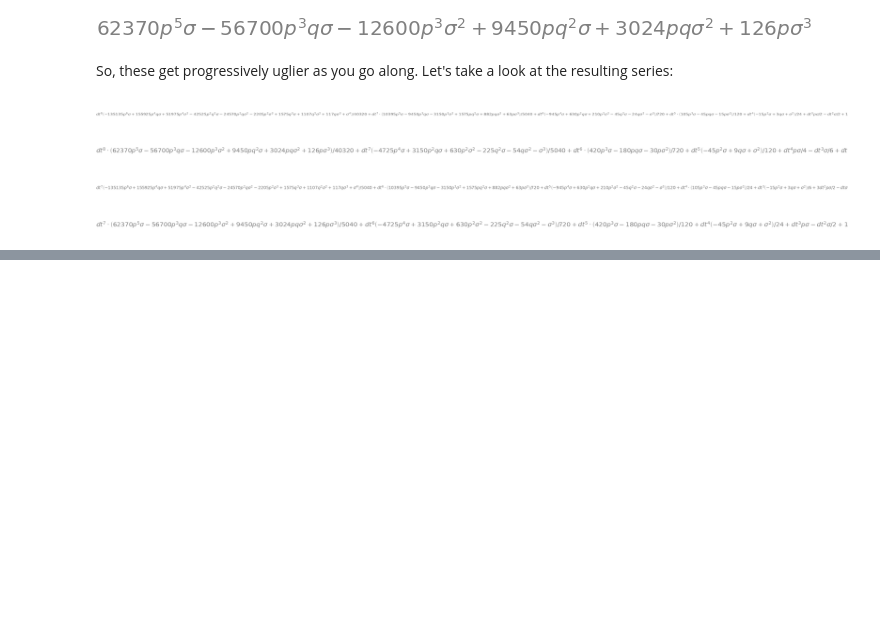
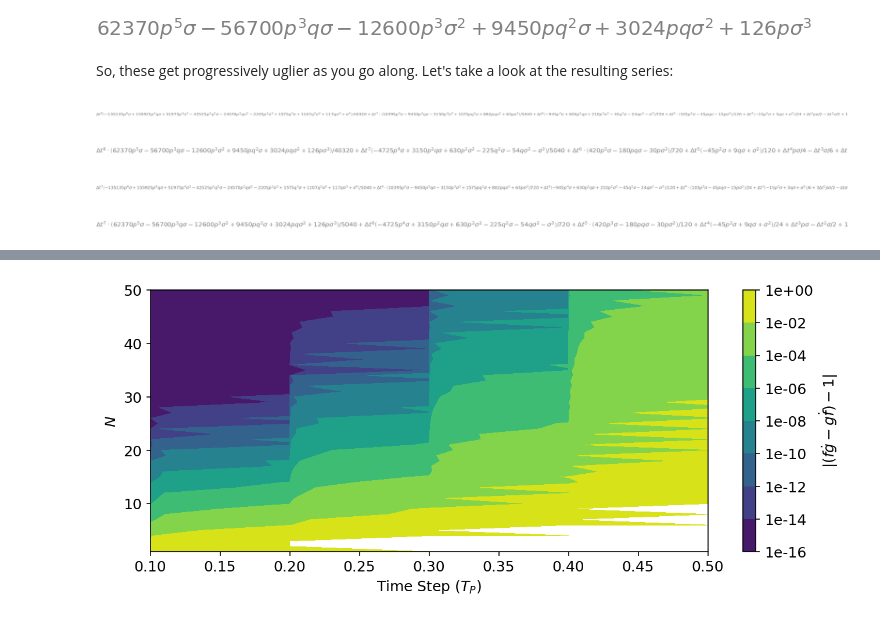
Before and after one commit to dsavransky/astrodynamicsbook, a Jupyter notebook: Notebooks/20-Series Solutions for f and g.ipynb, the cells around one changed output, grey strips where cells are left out. Drawn from its saved outputs; the diff is of its cells as text; code cells hidden in the pictures; blank space fills up the shorter version.

```diff
--- a/Notebooks/20-Series Solutions for f and g.ipynb
+++ b/Notebooks/20-Series Solutions for f and g.ipynb
@@ -260,0 +341,35 @@ Wall time: 2min 50s
+# %%
+# Let's see how well we perform as a function of series order and propagation step used
+
+# calculate sigma, p and q
+r0,v0 = r[0], v[0]
+sval = mu/(np.linalg.norm(r0)**3);
+pval = np.dot(r0,v0);
+qval = np.dot(v0,v0)/np.dot(r0,r0) - sval
+
+# we'll consider series order 1 through 50
+# and time steps of 0.1 to 1 orbital periods
+ords = np.arange(1,len(fs2))
+ts = t[1:]
+
+rerr = np.zeros((len(ts),len(ords)))
+verr = np.zeros((len(ts),len(ords)))
+fgcheck = np.zeros((len(ts),len(ords)))
+
+for j, dt in enumerate(ts):
+    # evaluate series elements for current time step
+    fvals = fseries(sval, pval, qval, dt)
+    gvals = gseries(sval, pval, qval, dt)
+    fdvals = fdotseries(sval, pval, qval, dt)
+    gdvals = gdotseries(sval, pval, qval, dt)
+
+    # now check performance for all orders of the series expansion
+    for k, n in enumerate(ords):
+        f = np.sum(fvals[:n+1])
+        g = np.sum(gvals[:n+1])
+        fd = np.sum(fdvals[:n+1])
+        gd = np.sum(gdvals[:n+1])
+
+        fgcheck[j,k] = f*gd - g*fd
+        rerr[j,k] = np.linalg.norm(f*r0 + g*v0 - r[j+1])/np.linalg.norm(r[j+1])*100
+        verr[j,k] = np.linalg.norm(fd*r0 + gd*v0 - v[j+1])/np.linalg.norm(v[j+1])*100
@@ -260,0 +410,12 @@ Wall time: 2min 50s
+# %%
+fig = plt.figure(figsize=(8,3))
+ax = fig.add_axes([0,0,1,1])
+tmp = np.abs(fgcheck[:5].transpose() - 1)
+tmp[tmp == 0] = np.min(tmp[tmp >0]) # replace true zeros with minimum value to allow for log-scaling
+tmp = np.ma.masked_where(tmp > 1, tmp)
+p1 = ax.contourf(ts[:5],ords,tmp,locator=ticker.LogLocator())
+cb1 = fig.colorbar(p1,ax=ax,label='$\\vert(f\dot{g} - g\dot{f}) - 1\\vert$',format='%.0e')
+ax.set_ylabel("$N$")
+ax.set_xlabel('Time Step ($T_P$)');
+# %% [output]
+[figure, added]
```
Also changed, not shown: parts of 16 cells of this notebook, 2 other files.
